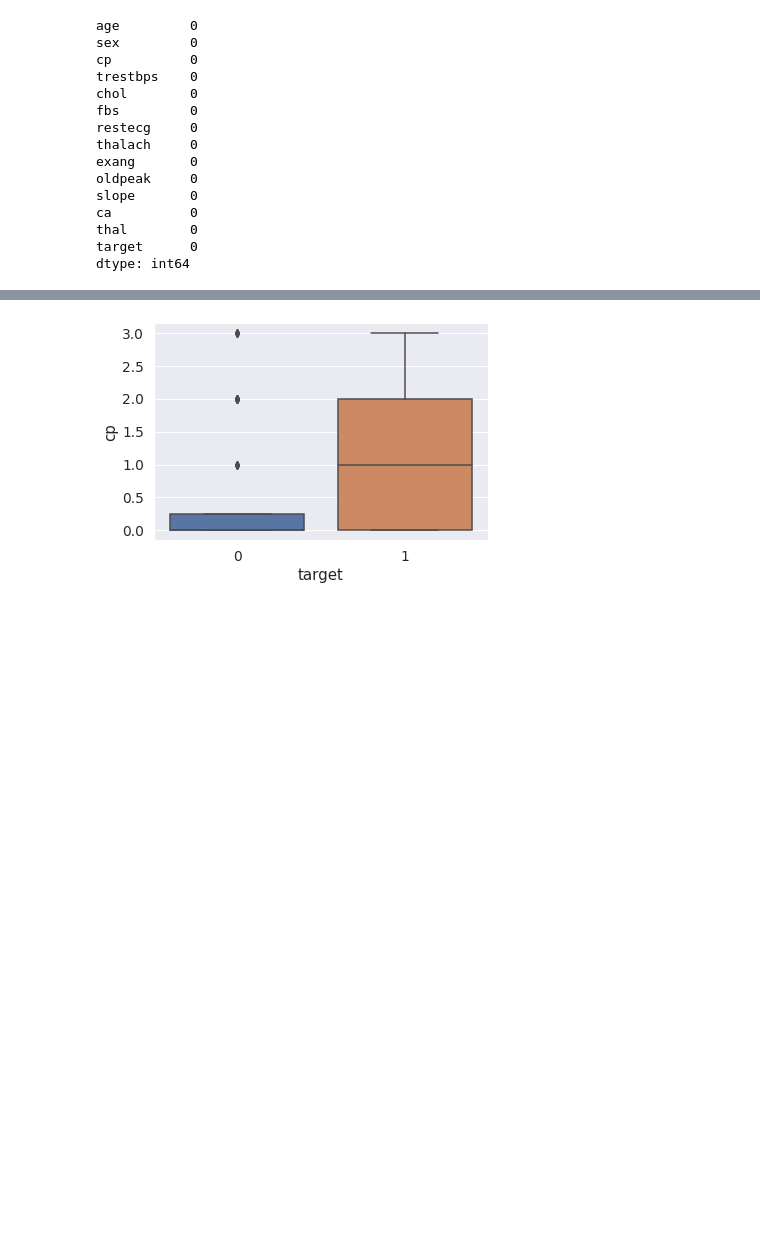
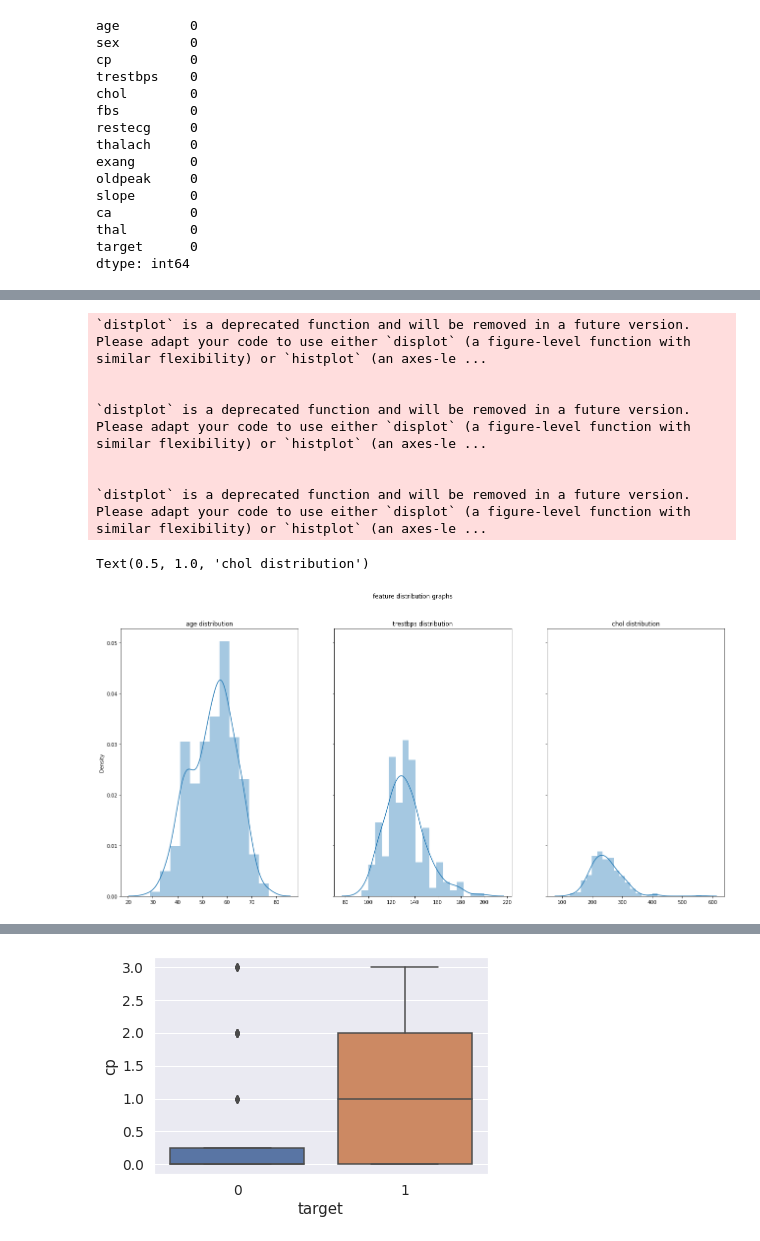
Before and after one commit to jik003/Machine-Learning_Project, a Jupyter notebook: Heart_Disease_data_eda.ipynb, the cells around one changed output, grey strips where cells are left out. Drawn from its saved outputs; the diff is of its cells as text; code cells hidden in the pictures; blank space fills up the shorter version.

```diff
--- a/Heart_Disease_data_eda.ipynb
+++ b/Heart_Disease_data_eda.ipynb
@@ -384,0 +364,26 @@ Name: target, dtype: float64
+# %%
+#Geeksforgeeks - 2 x 3 axes grid plot using subplots
+figure, axes = plt.subplots(1, 3, figsize = (22,10), sharey=True)
+figure.suptitle('feature distribution graphs')
+
+#age disgribution
+sns.distplot(ax=axes[0], x = df['age'])
+axes[0].set_title('age distribution')
+
+#trestbps distribution
+sns.distplot(ax=axes[1], x = df['trestbps'])
+axes[1].set_title('trestbps distribution')
+
+#chol distribution
+sns.distplot(ax=axes[2], x = df['chol'])
+axes[2].set_title('chol distribution')
+# %% [output]
+`distplot` is a deprecated function and will be removed in a future version. Please adapt your code to use either `displot` (a figure-level function with similar flexibility) or `histplot` (an axes-le ...
+
+
+`distplot` is a deprecated function and will be removed in a future version. Please adapt your code to use either `displot` (a figure-level function with similar flexibility) or `histplot` (an axes-le ...
+
+
+`distplot` is a deprecated function and will be removed in a future version. Please adapt your code to use either `displot` (a figure-level function with similar flexibility) or `histplot` (an axes-le ...
+Text(0.5, 1.0, 'chol distribution')
+[figure, added]
```
Also changed, not shown: parts of 21 cells of this notebook.
